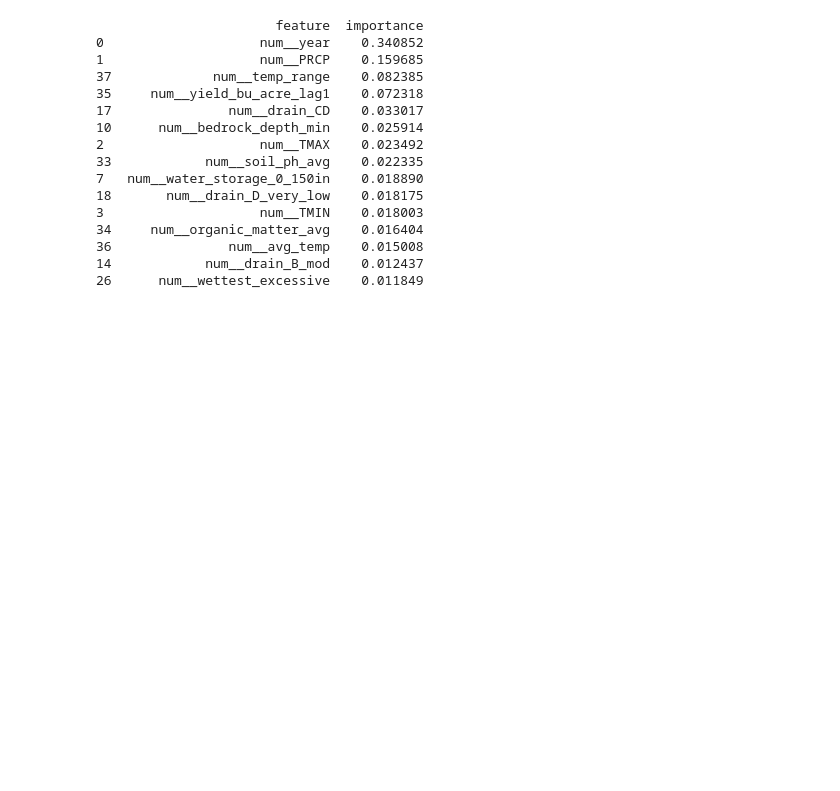
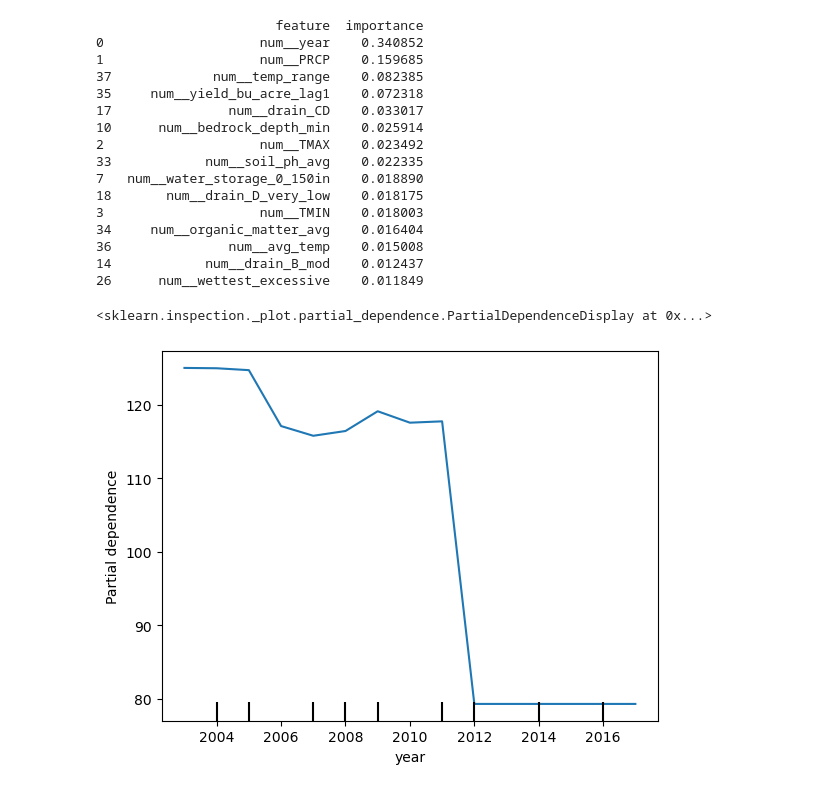
Before and after one commit to ADoddala/Predicting_Crop_Yields, a Jupyter notebook: notebooks/Regression_models.ipynb, the cells around one changed output. Drawn from its saved outputs; the diff is of its cells as text; code cells hidden in the pictures; blank space fills up the shorter version.

```diff
--- a/notebooks/Regression_models.ipynb
+++ b/notebooks/Regression_models.ipynb
@@ -910,3 +1131,8 @@ print(imp_df.head(15))
 36               num__avg_temp    0.015008
 14            num__drain_B_mod    0.012437
 26      num__wettest_excessive    0.011849
+# %%
+PartialDependenceDisplay.from_estimator(rf_model, X, features=["year"])
+# %% [output]
+<sklearn.inspection._plot.partial_dependence.PartialDependenceDisplay at 0x...>
+[figure, added]
```
Also changed, not shown: parts of 24 cells of this notebook.
